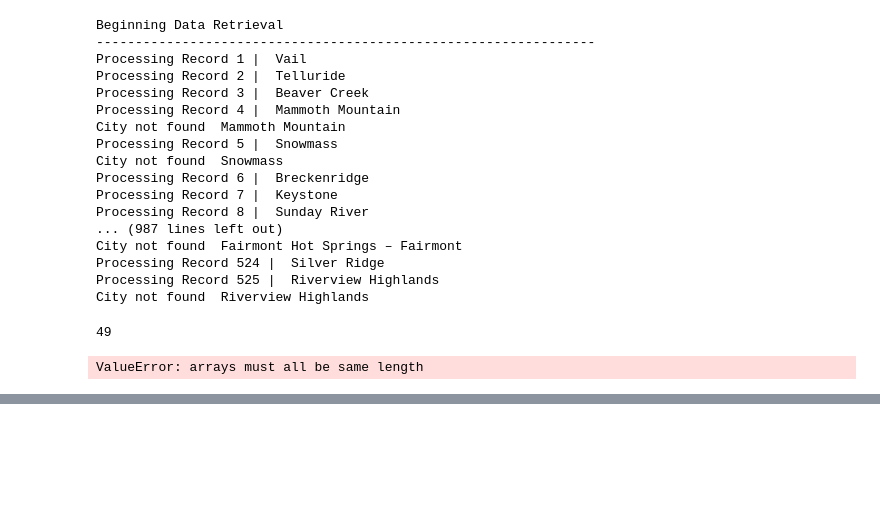
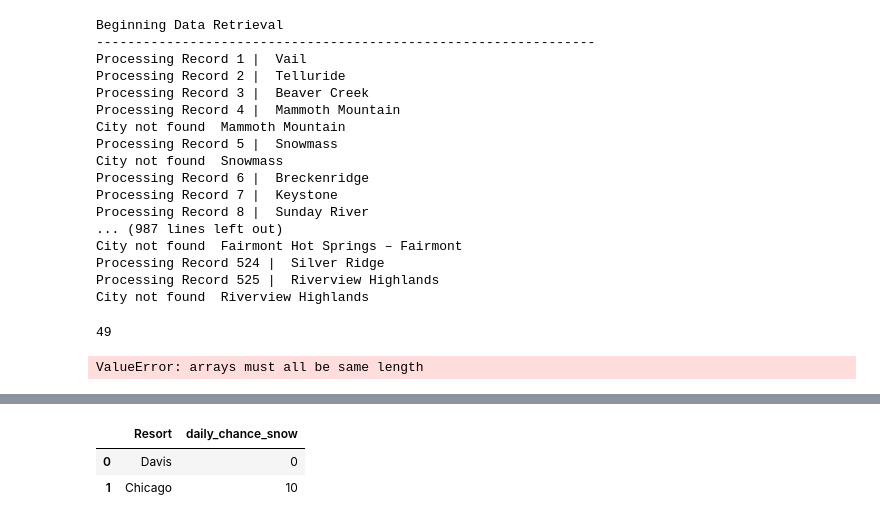
Before and after one commit to lanakimova/ShreddingtheGnar, a Jupyter notebook: weather.ipynb, the cells around one changed output, grey strips where cells are left out. Drawn from its saved outputs; the diff is of its cells as text; code cells hidden in the pictures; blank space fills up the shorter version.

Commit message:
added code to get snow data from api

```diff
--- a/weather.ipynb
+++ b/weather.ipynb
@@ -208,0 +158,31 @@ ValueError: arrays must all be same length
+# %%
+# Test
+resort_name = ["Davis", "Chicago"]
+# %%
+# SNOW API
+daily_chance_snow = []
+hourly_chance_snow = []
+local_time = []
+
+x = 0
+print('Beginning Data Retrieval')
+print("-"*64)
+for resort in resort_name:
+#     url = "http://api.openweathermap.org/data/2.5/weather?"
+    url = "http://api.weatherapi.com/v1/forecast.json?"
+#     units = 'metric'
+    days = "1"
+    query_url = f'{url}key={snow_api_key}&q={resort}&days={days}'
+
+
+    try:
+        # Get metrics from api doc/response
+        response = requests.get(query_url + resort).json()
+        x = x + 1
+        print(f'Processing Record {x} | {resort}')
+        daily_chance_snow.append(response['forecast']['forecastday'][0]['day']['daily_chance_of_snow'])
+        hourly_chance_snow.append(response['forecast']['forecastday'][0]['hour'][0]['chance_of_snow'])
+        local_time.append(response['location']['localtime'])
+        hour.append(response['forecast']['forecastday'][0]['hour'][0]['time'])
+    except KeyError:
+        print("City not found", resort)
@@ -208,0 +218,12 @@ ValueError: arrays must all be same length
+# %%
+test = {
+    "Resort": resort_name,
+#     "Date": date,
+    "daily_chance_snow": daily_chance_snow,
+}
+test_df = pd.DataFrame(test)
+test_df.head()
+# %% [output]
+|  | Resort | daily_chance_snow |
+| 0 | Davis | 0 |
+| 1 | Chicago | 10 |
```
Also changed, not shown: parts of 7 cells of this notebook, 1 other file.
